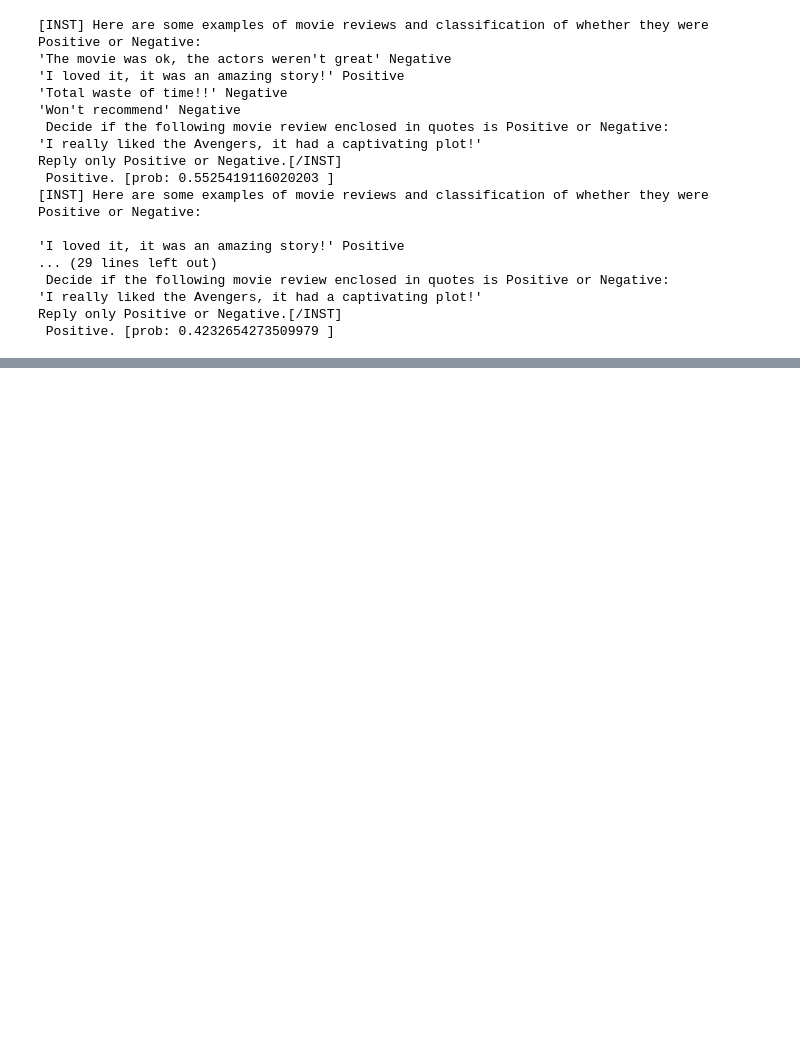
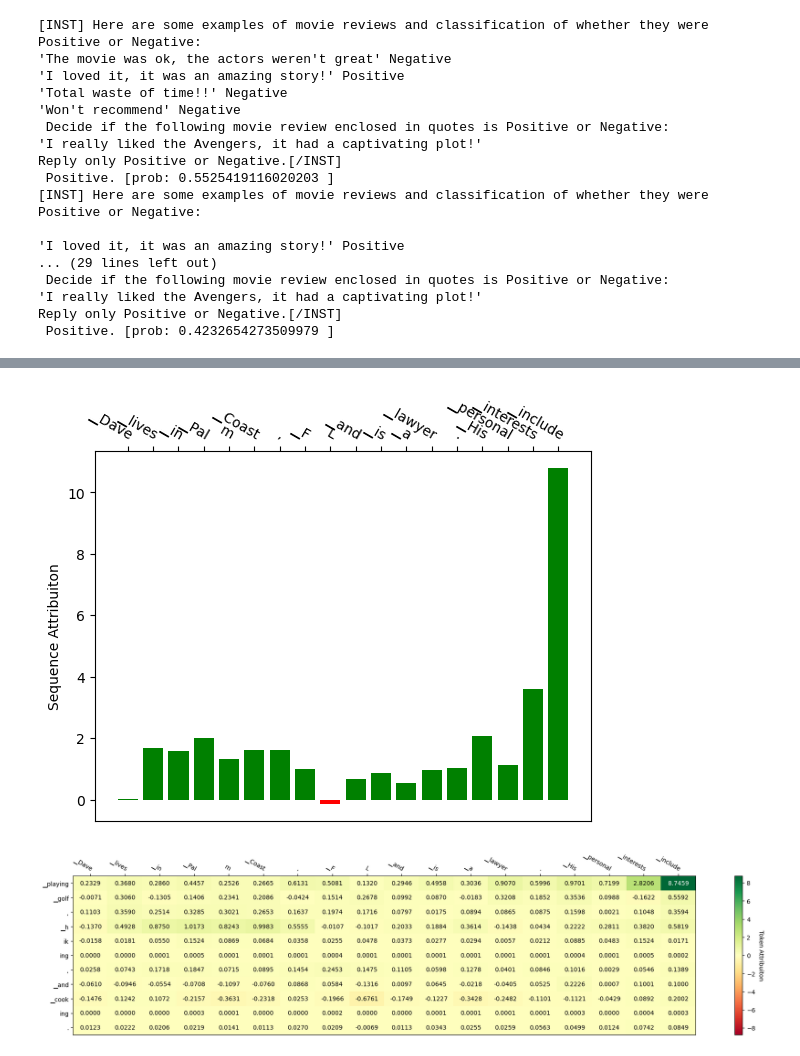
Before and after one commit to pytorch/captum, a Jupyter notebook: tutorials/LLama2-Captum-Demo.ipynb, the cells around one changed output, grey strips where cells are left out. Saved outputs shown, nothing was run; the diff lists cells and outputs as text; code cells hidden in the pictures; blank space fills up the shorter version.

Commit message:
llm attr

```diff
--- a/tutorials/LLama2-Captum-Demo.ipynb
+++ b/tutorials/LLama2-Captum-Demo.ipynb
@@ -396,0 +111,13 @@ class TextFeature(IdFeature):
+# %%
+eval_prompt = "spending"
+
+model_input = tokenizer(eval_prompt, return_tensors="pt").to("cuda")
+
+model.eval()
+with torch.no_grad():
+    print(model_input["input_ids"])
+    output_ids = model.generate(model_input["input_ids"], max_new_tokens=15)[0]
+    print(output_ids)
+    response = tokenizer.decode(output_ids, skip_special_tokens=True)
+    print(response)
+    print(tokenizer.convert_ids_to_tokens(output_ids))
@@ -406,7 +488,7 @@ class LLMAttribution(Attribution):
         tokenizer,
         init_kwargs=None,
         attr_kwargs=None,
-        max_new_tokens=50,
+        max_new_tokens=15,
         attr_type: str = "log_prob",  # or prob
     ):
         """
@@ -438,7 +520,6 @@ class LLMAttribution(Attribution):
 
     def _forward_func(self, perturbed_feature, input_feature, target_tokens, log_trials):
         perturbed_input = self._format_model_input(input_feature.to_model_input(perturbed_feature))
-
         init_model_inp = perturbed_input
 
         model_inp = init_model_inp
@@ -460,8 +541,8 @@ class LLMAttribution(Attribution):
         target_probs = torch.exp(target_log_probs)
 
         if log_trials:
-            prompt = self.tokenizer.decode(init_model_inp[0], skip_special_tokens=True)
-            response = self.tokenizer.decode(target_tokens, skip_special_tokens=True)
+            prompt = self.tokenizer.decode(init_model_inp[0])
+            response = self.tokenizer.decode(target_tokens)
             print(prompt)
             print(response, "[prob:", target_probs[0].item(), "]")
 
@@ -509,6 +590,7 @@ class LLMAttribution(Attribution):
                 additional_forward_args=(input_feature, target_tokens, log_trials),
                 **kwargs
             )
+
             attr += cur_attr
 
         attr = (attr / num_trials)
@@ -860,0 +929,11 @@ attr_viz_8.plot_token_attr()
+# %%
+llm_attr = LLMAttribution(fa, tokenizer)
+
+inp_feature = TextTokenFeature(
+    "Dave lives in Palm Coast, FL and is a lawyer. His personal interests include",
+    tokenizer,
+    baselines=0,  # UNK
+    skip_tokens=[1],  # <s>
+)
+
+attr_result_9 = llm_attr.attribute(inp_feature, target="playing golf, hiking, and cooking.")
@@ -860,0 +958,7 @@ attr_viz_8.plot_token_attr()
+# %%
+attr_viz_9 = LLMAttrViz(**attr_result_9)
+attr_viz_9.plot_seq_attr()
+attr_viz_9.plot_token_attr()
+# %% [output]
+[figure, added]
+[figure, added]
```
Also changed, not shown: parts of 49 cells of this notebook.
